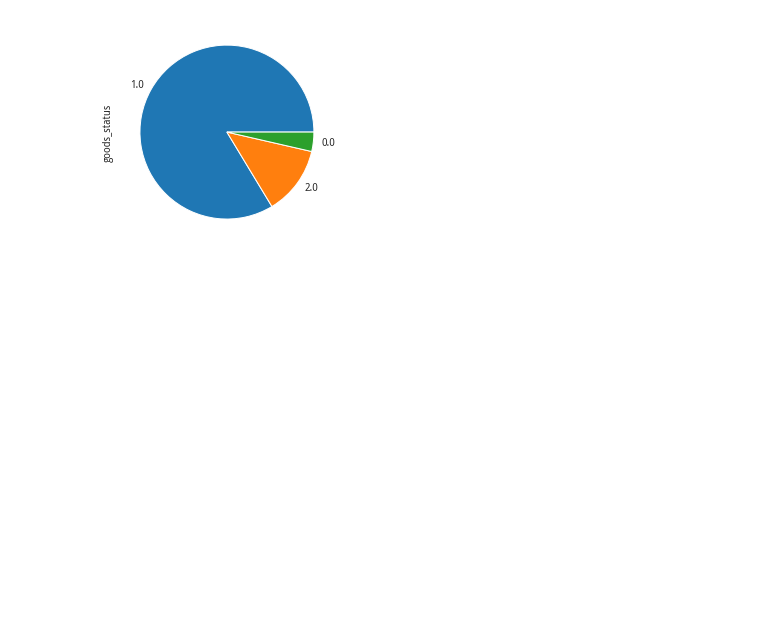
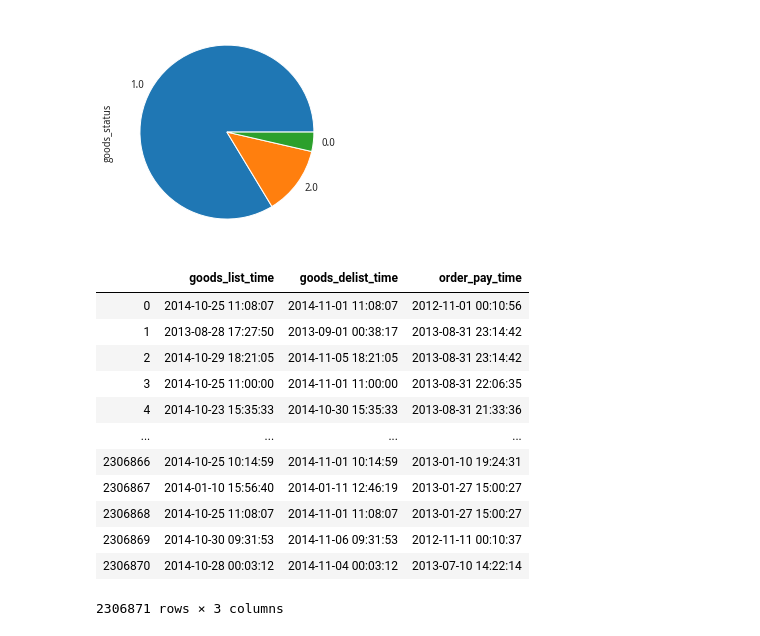
Before and after one commit to guanqin-123/kkb_notes, a Jupyter notebook: week8.ipynb, the cells around one changed output. Drawn from its saved outputs; the diff is of its cells as text; code cells hidden in the pictures; blank space fills up the shorter version.

```diff
--- a/week8.ipynb
+++ b/week8.ipynb
@@ -239,3 +237,20 @@ raw['goods_status'].value_counts().plot("pie")
 # %% [output]
 <matplotlib.axes._subplots.AxesSubplot at 0x...>
 [figure]
+# %%
+#Todo: weird time problem
+raw[['goods_list_time', 'goods_delist_time','order_pay_time']]
+# %% [output]
+|  | goods_list_time | goods_delist_time | order_pay_time |
+| 0 | 2014-10-25 11:08:07 | 2014-11-01 11:08:07 | 2012-11-01 00:10:56 |
+| 1 | 2013-08-28 17:27:50 | 2013-09-01 00:38:17 | 2013-08-31 23:14:42 |
+| 2 | 2014-10-29 18:21:05 | 2014-11-05 18:21:05 | 2013-08-31 23:14:42 |
+| 3 | 2014-10-25 11:00:00 | 2014-11-01 11:00:00 | 2013-08-31 22:06:35 |
+| 4 | 2014-10-23 15:35:33 | 2014-10-30 15:35:33 | 2013-08-31 21:33:36 |
+| ... | ... | ... | ... |
+| 2306866 | 2014-10-25 10:14:59 | 2014-11-01 10:14:59 | 2013-01-10 19:24:31 |
+| 2306867 | 2014-01-10 15:56:40 | 2014-01-11 12:46:19 | 2013-01-27 15:00:27 |
+| 2306868 | 2014-10-25 11:08:07 | 2014-11-01 11:08:07 | 2013-01-27 15:00:27 |
+| 2306869 | 2014-10-30 09:31:53 | 2014-11-06 09:31:53 | 2012-11-11 00:10:37 |
+| 2306870 | 2014-10-28 00:03:12 | 2014-11-04 00:03:12 | 2013-07-10 14:22:14 |
+2306871 rows × 3 columns
```
Also changed, not shown: parts of 7 cells of this notebook.
